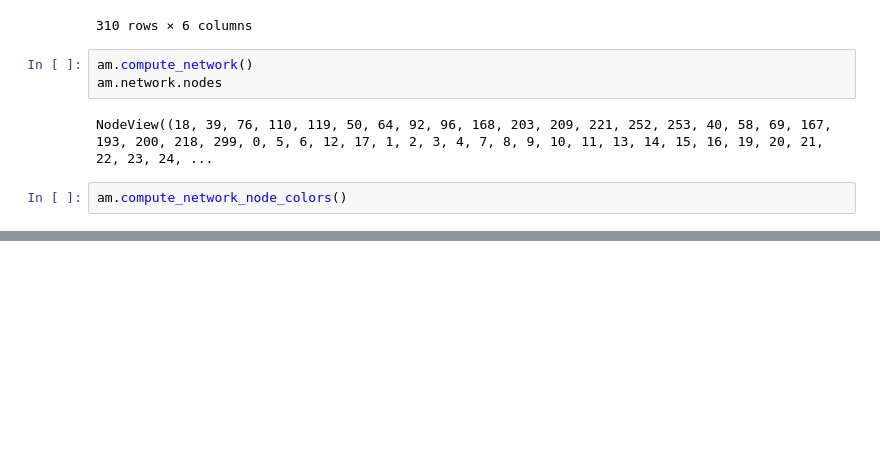
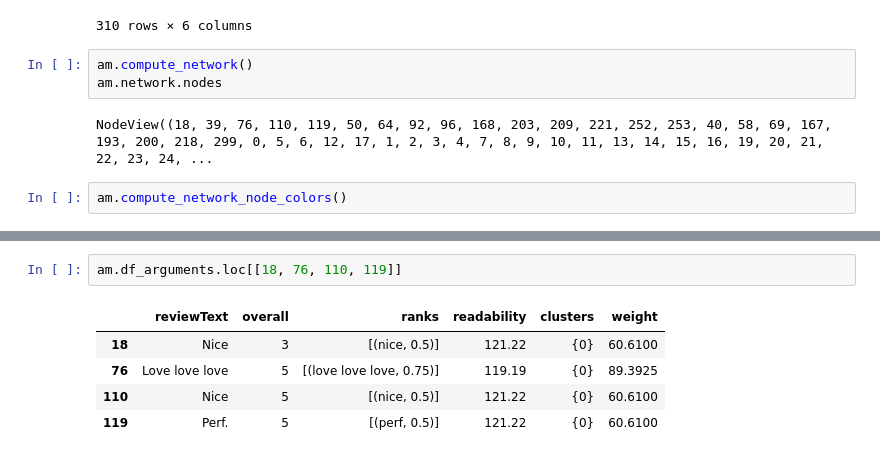
Before and after one commit to EyeofBeholder-NLeSC/orange-addon, a Jupyter notebook: notebooks/test_argument_miner.ipynb, the cells around one changed output, grey strips where cells are left out. Drawn from its saved outputs; the diff is of its cells as text; blank space fills up the shorter version.

```diff
--- a/notebooks/test_argument_miner.ipynb
+++ b/notebooks/test_argument_miner.ipynb
@@ -103,3 +103,11 @@ graph * labels
 [interactive output not drawn]
 [interactive output not drawn]
 [interactive output not drawn]
+# %%
+am.df_arguments.loc[[18, 76, 110, 119]]
+# %% [output]
+|  | reviewText | overall | ranks | readability | clusters | weight |
+| 18 | Nice | 3 | [(nice, 0.5)] | 121.22 | {0} | 60.6100 |
+| 76 | Love love love | 5 | [(love love love, 0.75)] | 119.19 | {0} | 89.3925 |
+| 110 | Nice | 5 | [(nice, 0.5)] | 121.22 | {0} | 60.6100 |
+| 119 | Perf. | 5 | [(perf, 0.5)] | 121.22 | {0} | 60.6100 |
```
Also changed, not shown: 3 other files.
